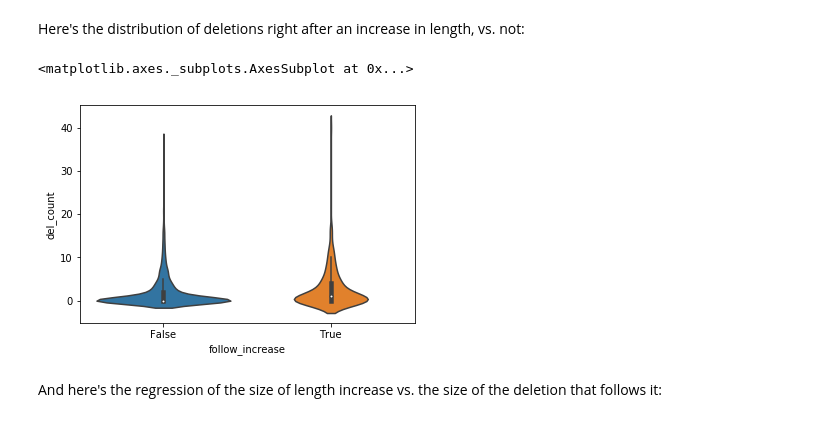
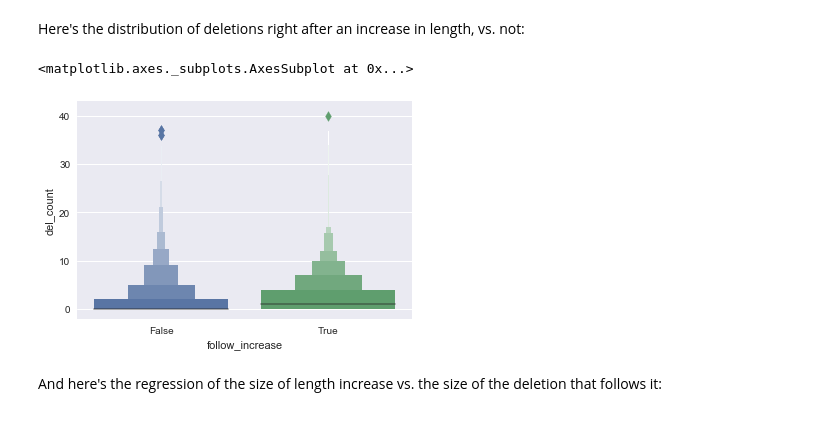
Before and after one commit to interpretation-experiment/analysis, a Jupyter notebook: notebooks/exp_3/model_exploration.ipynb, the cells around one changed output. Drawn from its saved outputs; the diff is of its cells as text; code cells hidden in the pictures.

```diff
--- a/notebooks/exp_3/model_exploration.ipynb
+++ b/notebooks/exp_3/model_exploration.ipynb
@@ -274,38 +288,32 @@ data = pd.DataFrame(data)
 # %% [markdown]
 Prepare some data values
 # %%
-data['exc_count'] = data.stb_inexc_count + data.rpl_inexc_count
-data['stbrpl_outexc_count'] = data.stb_outexc_count + data.rpl_outexc_count
-data['stb_outexc_count_rel'] = data.stb_outexc_count / data.parent_length
 data['del_count_rel'] = data.del_count / data.parent_length
+data['stb_count_rel'] = data.stb_count / data.parent_length
 
+# We ignore exchanges as operations
 has_transformation = ((data.del_count > 0)
                       | (data.ins_count > 0)
-                      | (data.rpl_outexc_count > 0)
-                      | (data.exc_count > 0))
+                      | (data.rpl_count > 0))
 unique_transformation = (has_transformation
-                         & (((data.del_count == 0) & (data.ins_count == 0) & (data.rpl_outexc_count == 0))
-                            | ((data.del_count == 0) & (data.ins_count == 0) & (data.exc_count == 0))
-                            | ((data.del_count == 0) & (data.rpl_outexc_count == 0) & (data.exc_count == 0))
-                            | ((data.ins_count == 0) & (data.rpl_outexc_count == 0) & (data.exc_count == 0))))
+                         & (((data.del_count == 0) & (data.ins_count == 0))
+                            | ((data.del_count == 0) & (data.rpl_count == 0))
+                            | ((data.ins_count == 0) & (data.rpl_count == 0))))
 
 data['has_del'] = data.del_count > 0
 data['has_ins'] = data.ins_count > 0
-data['has_rpl_outexc'] = data.rpl_outexc_count > 0
-data['has_exc'] = data.exc_count > 0
+data['has_rpl'] = data.rpl_count > 0
 
 columns_count = ['del_count',
                  'ins_count',
-                 'rpl_outexc_count',
-                 'exc_count',
-                 'stb_outexc_count']
+                 'rpl_count',
+                 'stb_count']
 columns_count_rel = ['del_count_rel',
-                     'stb_outexc_count_rel']
+                     'stb_count_rel']
 columns_chunk = ['del_chunk_count',
                  'ins_chunk_count',
-                 'rpl_outexc_chunk_count',
-                 'exc_chunk_count',
-                 'stb_outexc_chunk_count']
+                 'rpl_parent_chunk_count',
+                 'stb_parent_chunk_count']
 max_count = data[columns_count].max().max()
 max_count_rel = data[columns_count_rel].max().max()
 max_chunk = data[columns_chunk].max().max()
@@ -424,10 +694,10 @@ data['follow_increase'] = follow_increase
 # %% [markdown]
 Here's the distribution of deletions right after an increase in length, vs. not:
 # %%
-sb.violinplot(x='follow_increase', y='del_count', data=data)
+sb.lvplot(x='follow_increase', y='del_count', data=data)
 # %% [output]
 <matplotlib.axes._subplots.AxesSubplot at 0x...>
-[figure, old version]
+[figure, new version]
 # %% [markdown]
 And here's the regression of the size of length increase vs. the size of the deletion that follows it:
 # %%
```
Also changed, not shown: parts of 64 cells of this notebook, 11 other files.
